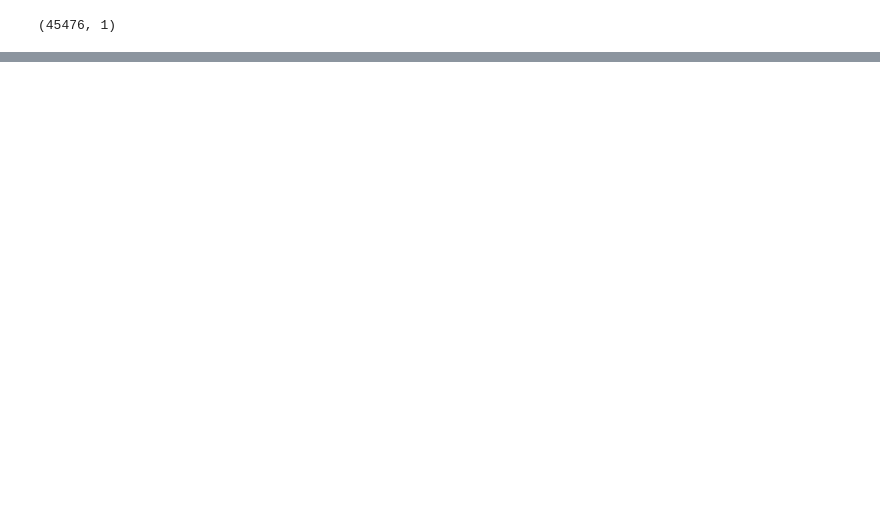
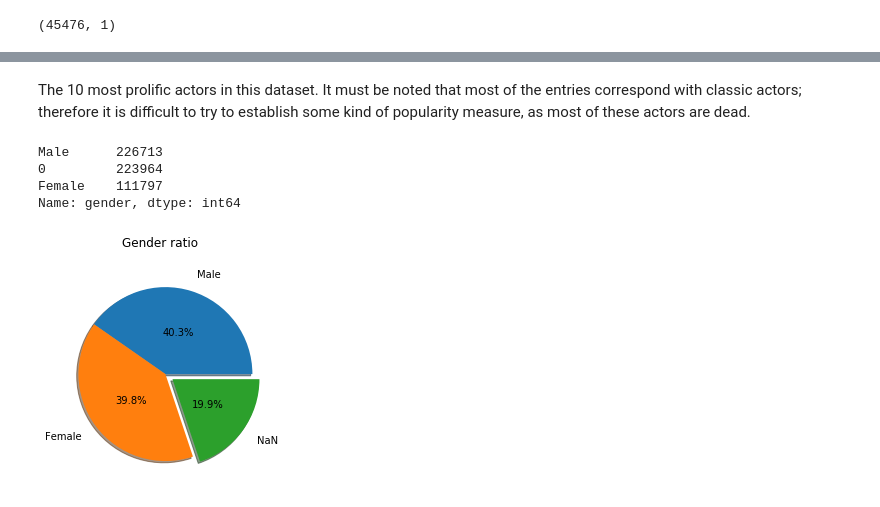
Before and after one commit to Dibmar/DAANMO_Project, a Jupyter notebook: Projects/DAANMO/credits_exp.ipynb, the cells around one changed output, grey strips where cells are left out. Cells and saved outputs as stored; diff of their text form; code cells hidden in the pictures; blank space fills up the shorter version.

```diff
--- a/Projects/DAANMO/credits_exp.ipynb
+++ b/Projects/DAANMO/credits_exp.ipynb
@@ -61,0 +119,24 @@ cast.head(2)
+# %% [markdown]
+The 10 most prolific actors in this dataset. It must be noted that most of the entries correspond with classic actors; therefore it is difficult to try to establish some kind of popularity measure, as most of these actors are dead.
+# %%
+gender = lambda x: "Female" if x == 1 else ("Male" if x == 2 else x)
+# %%
+actors.gender = actors.gender.apply(gender)
+# %%
+genders = actors.gender.value_counts()
+genders
+# %% [output]
+Male      226713
+0         223964
+Female    111797
+Name: gender, dtype: int64
+# %%
+labels = 'Male', 'Female', 'NaN'
+explode = 0, 0, 0.1
+
+plt.pie(genders,  autopct='%1.1f%%', startangle=0, explode= explode, labels= labels, shadow= True, pctdistance = 0.5, labeldistance = 1.2)
+plt.suptitle('Gender ratio', fontsize=12)
+
+plt.show()
+# %% [output]
+[figure, added]
```
Also changed, not shown: parts of 25 cells of this notebook, 2 other files.
